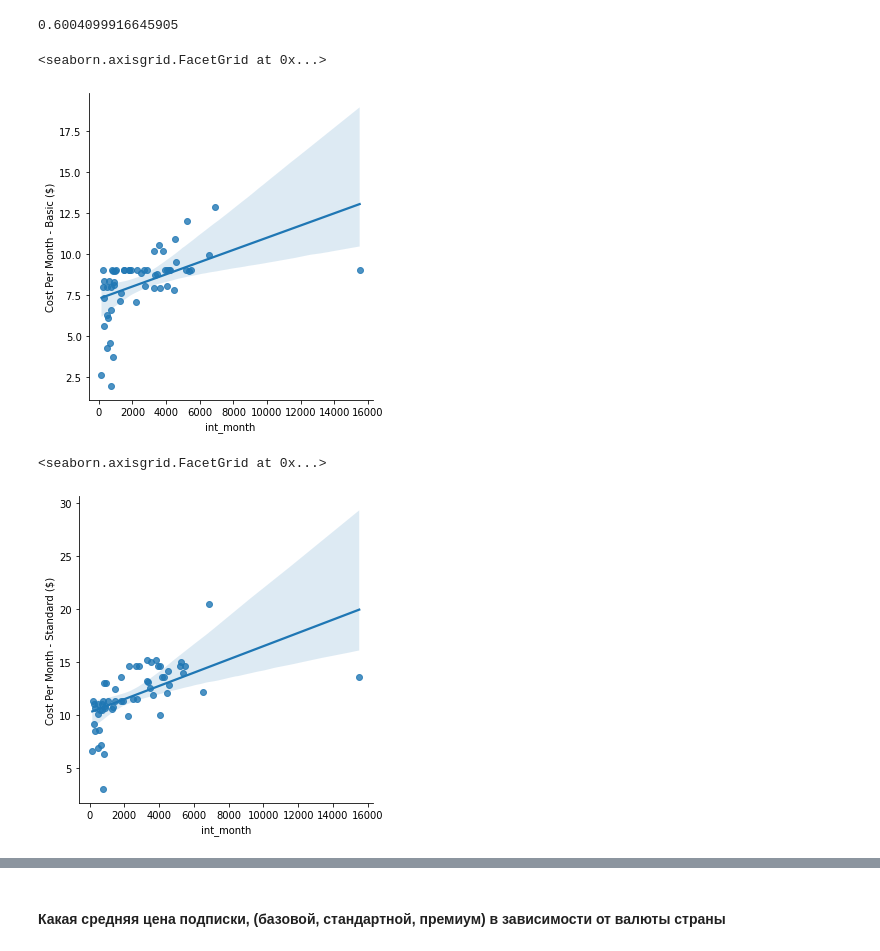
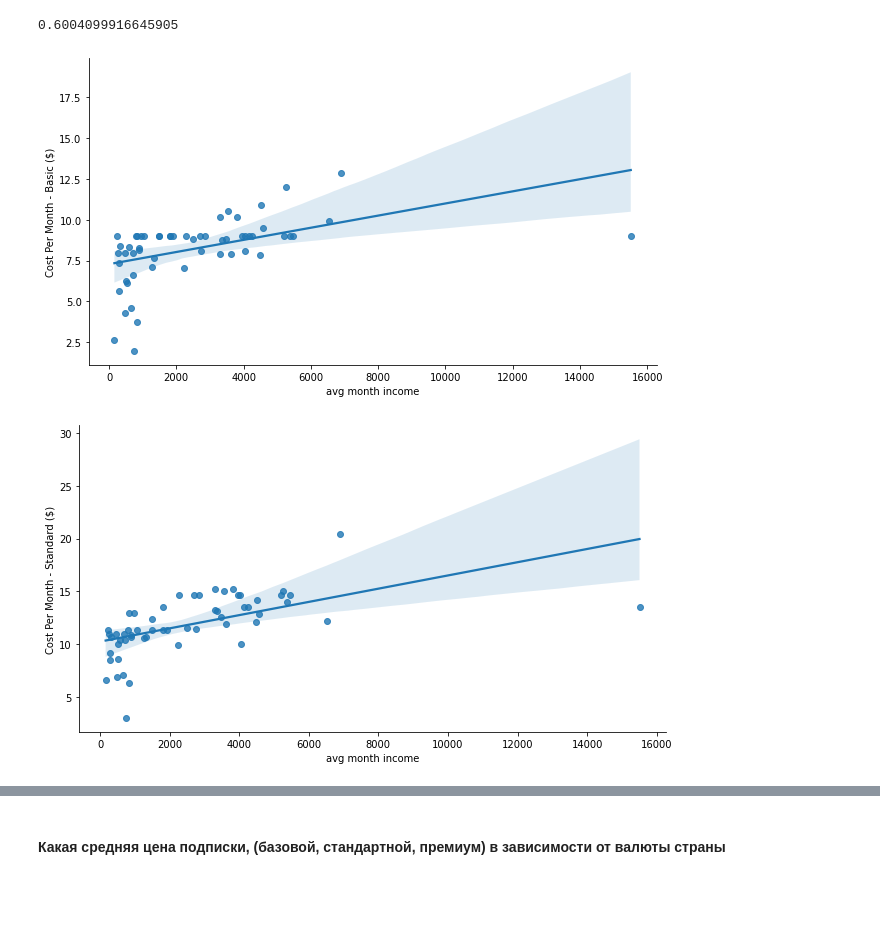
Before and after one commit to ZhigarinKirill/AAA_pandas, a Jupyter notebook: my_workshop.ipynb, the cells around one changed output, grey strips where cells are left out. Drawn from its saved outputs; the diff is of its cells as text; code cells hidden in the pictures; blank space fills up the shorter version.

```diff
--- a/my_workshop.ipynb
+++ b/my_workshop.ipynb
@@ -473,13 +107,17 @@ full_data['Cost Per Month - Premium ($)'].corr(full_data.int_month)
 # %% [output]
 0.6004099916645905
 # %%
-sns.lmplot(x='int_month', y='Cost Per Month - Basic ($)', data=full_data,fit_reg=True)
+g = sns.lmplot(x='int_month', y='Cost Per Month - Basic ($)', data=full_data,fit_reg=True)
+g.set_axis_labels('avg month income')
+g.figure.set_figwidth(10)
+g.figure.set_figheight(5)
 # %% [output]
-<seaborn.axisgrid.FacetGrid at 0x...>
-[figure, old version]
+[figure, new version]
 # %%
-sns.lmplot(x='int_month', y='Cost Per Month - Standard ($)', data=full_data,fit_reg=True)
+g = sns.lmplot(x='int_month', y='Cost Per Month - Standard ($)', data=full_data,fit_reg=True)
+g.set_axis_labels('avg month income')
+g.figure.set_figwidth(10)
+g.figure.set_figheight(5)
 # %% [output]
-<seaborn.axisgrid.FacetGrid at 0x...>
-[figure, old version]
+[figure, new version]
 # %%
```
Also changed, not shown: parts of 35 cells of this notebook.
